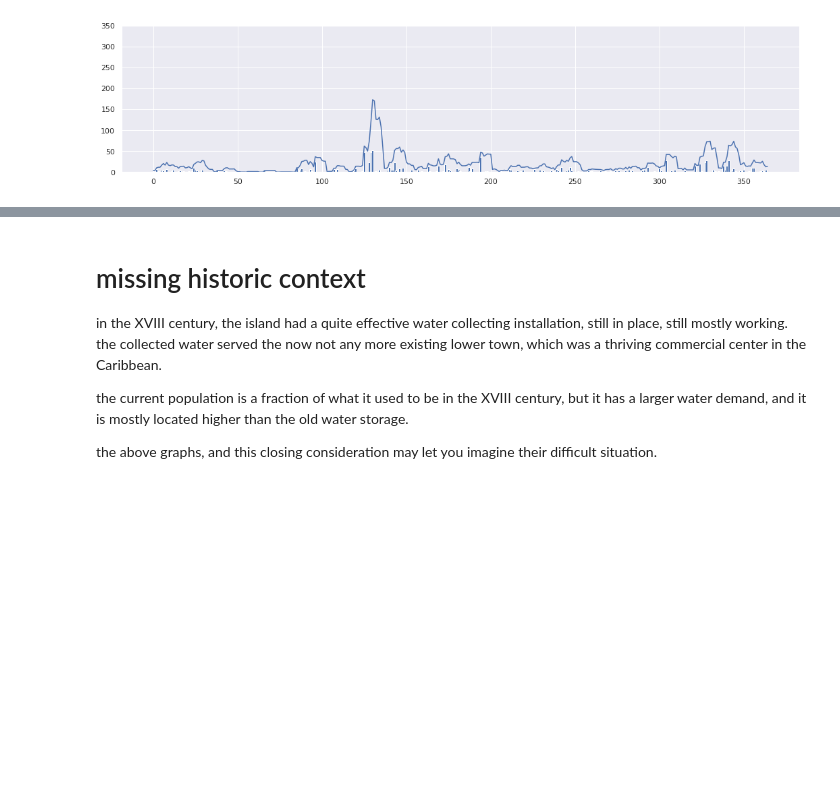
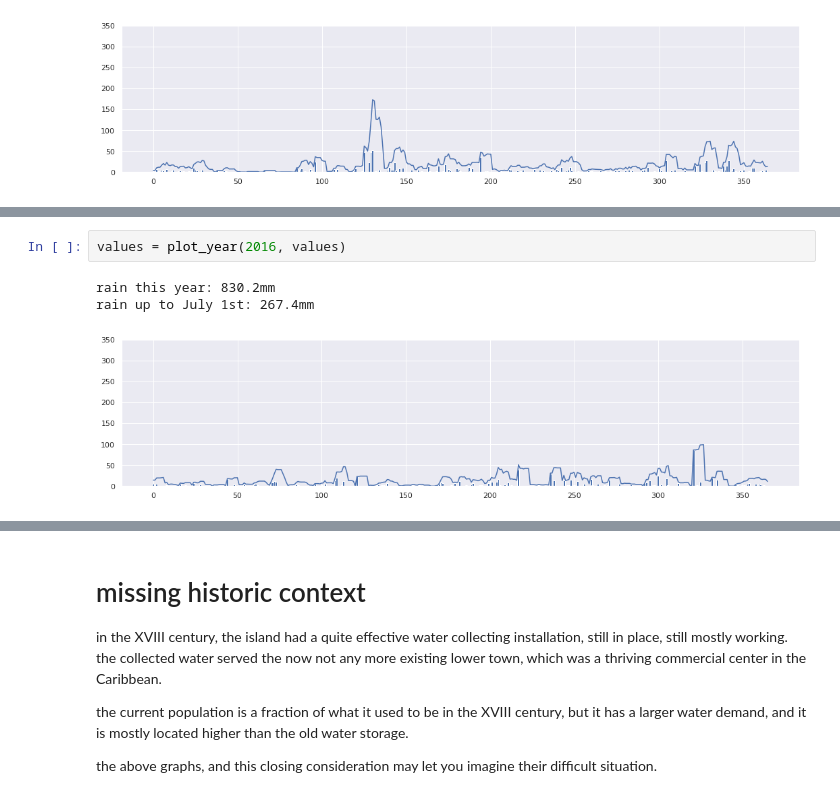
Before and after one commit to mfrasca/notebooks, a Jupyter notebook: SintEustatius/RainData.ipynb, the cells around one changed output, grey strips where cells are left out. Saved outputs shown, nothing was run; the diff lists cells and outputs as text; blank space fills up the shorter version.

```diff
--- a/SintEustatius/RainData.ipynb
+++ b/SintEustatius/RainData.ipynb
@@ -122,0 +129,6 @@ rain up to July 1st: 295.6mm
+# %%
+values = plot_year(2016, values)
+# %% [output]
+rain this year: 830.2mm
+rain up to July 1st: 267.4mm
+[figure, added]
```
Also changed, not shown: parts of 4 cells of this notebook, 1 other file.
